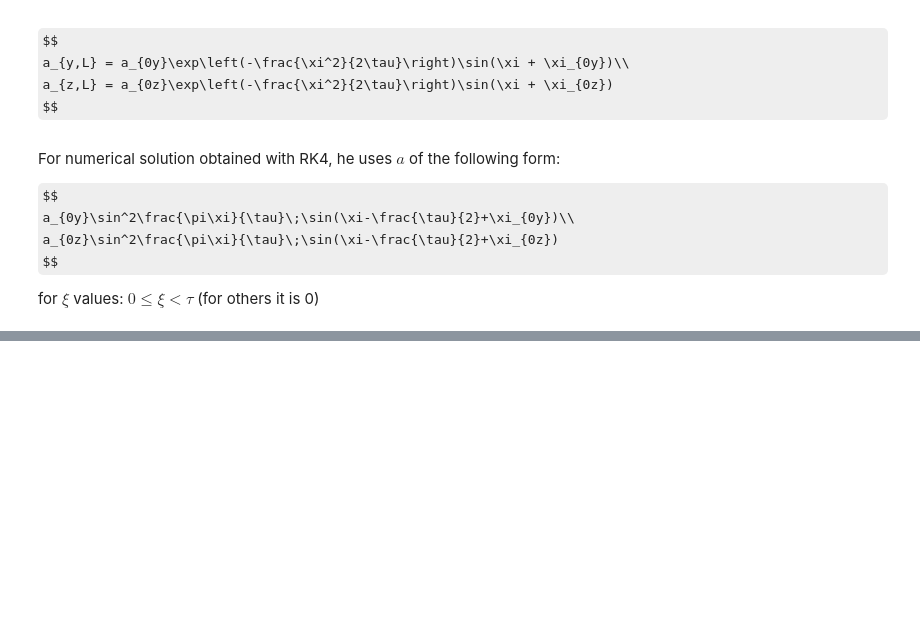
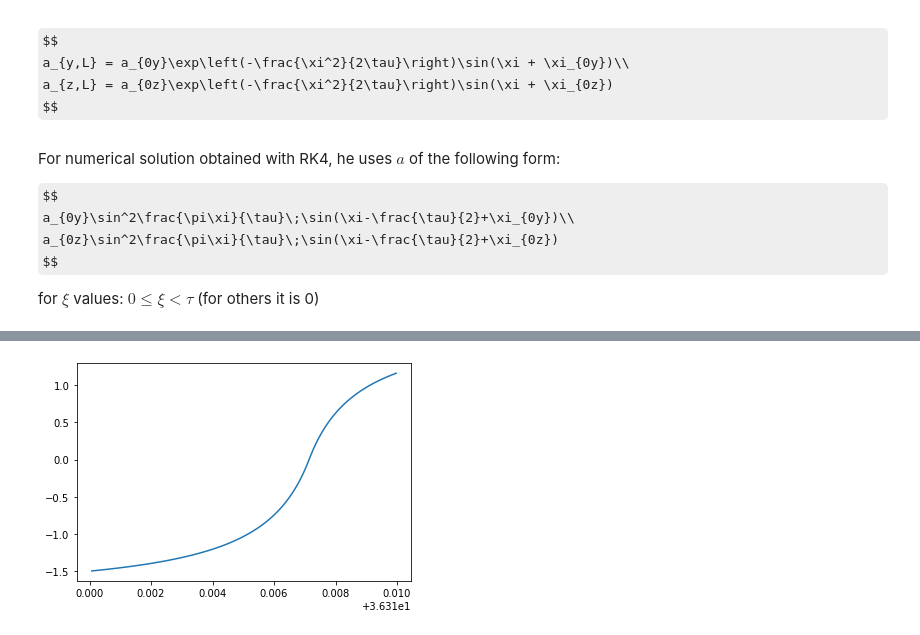
Before and after one commit to lukoshkin/SR_research, a Jupyter notebook: src/Thin_foil_model.ipynb, the cells around one changed output, grey strips where cells are left out. Saved outputs shown, nothing was run; the diff lists cells and outputs as text; code cells hidden in the pictures; some formulas as TeX source; blank space fills up the shorter version.

```diff
--- a/src/Thin_foil_model.ipynb
+++ b/src/Thin_foil_model.ipynb
@@ -726,0 +601,5 @@ plot(xx/2/pi, approx_sign)
+# %%
+mask = (xi > 36.31) & (xi < 36.32)
+plt.plot(xi[mask], x[mask]);
+# %% [output]
+[figure, added]
```
Also changed, not shown: parts of 55 cells of this notebook, 9 other files.
